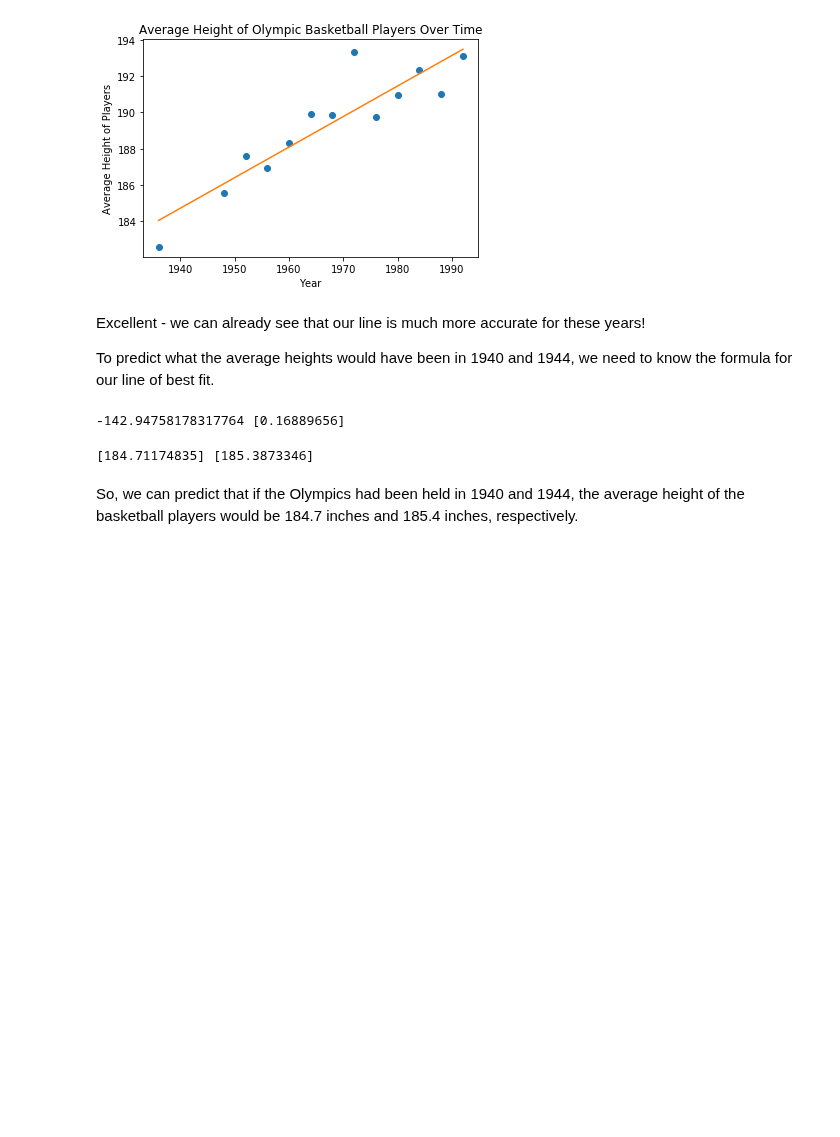
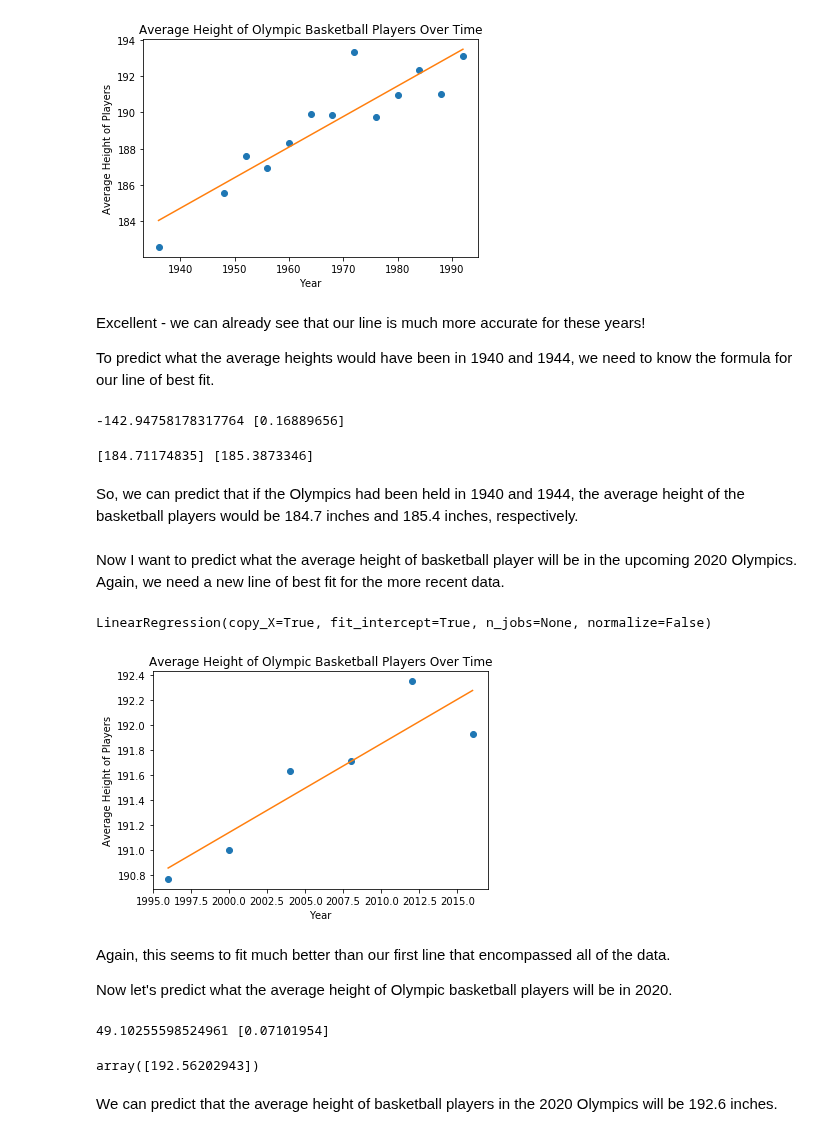
Before and after one commit to NWhite-7/Practice, a Jupyter notebook: machine_learning/linear_regression_practice.ipynb, the cells around one changed output. Drawn from its saved outputs; the diff is of its cells as text; code cells hidden in the pictures; blank space fills up the shorter version.

Commit message:
Add 2020 prediction

```diff
--- a/machine_learning/linear_regression_practice.ipynb
+++ b/machine_learning/linear_regression_practice.ipynb
@@ -234,3 +234,45 @@ print(height_1940, height_1944)
 [184.71174835] [185.3873346]
 # %% [markdown]
 So, we can predict that if the Olympics had been held in 1940 and 1944, the average height of the basketball players would be 184.7 inches and 185.4 inches, respectively.
+# %% [markdown]
+Now I want to predict what the average height of basketball player will be in the upcoming 2020 Olympics. Again, we need a new line of best fit for the more recent data.
+# %%
+basketball_recent = basketball[basketball.Year > 1995]
+# %%
+X_rec = basketball_recent['Year']
+X_rec = X_rec.values.reshape(-1, 1)
+y_rec = basketball_recent['Height']
+
+regr_rec = LinearRegression()
+regr_rec.fit(X_rec, y_rec)
+# %% [output]
+LinearRegression(copy_X=True, fit_intercept=True, n_jobs=None, normalize=False)
+# %%
+y_rec_predict = regr_rec.predict(X_rec)
+
+plt.plot(X_rec, y_rec, 'o')
+plt.xlabel('Year')
+plt.ylabel('Average Height of Players')
+plt.title('Average Height of Olympic Basketball Players Over Time')
+
+plt.plot(X_rec, y_rec_predict)
+
+plt.show()
+# %% [output]
+[figure, added]
+# %% [markdown]
+Again, this seems to fit much better than our first line that encompassed all of the data.
+
+Now let's predict what the average height of Olympic basketball players will be in 2020.
+# %%
+print(regr_rec.intercept_, regr_rec.coef_)
+# %% [output]
+49.10255598524961 [0.07101954]
+# %%
+height_2020 = regr_rec.coef_ * 2020 + regr_rec.intercept_
+
+height_2020
+# %% [output]
+array([192.56202943])
+# %% [markdown]
+We can predict that the average height of basketball players in the 2020 Olympics will be 192.6 inches.
```
